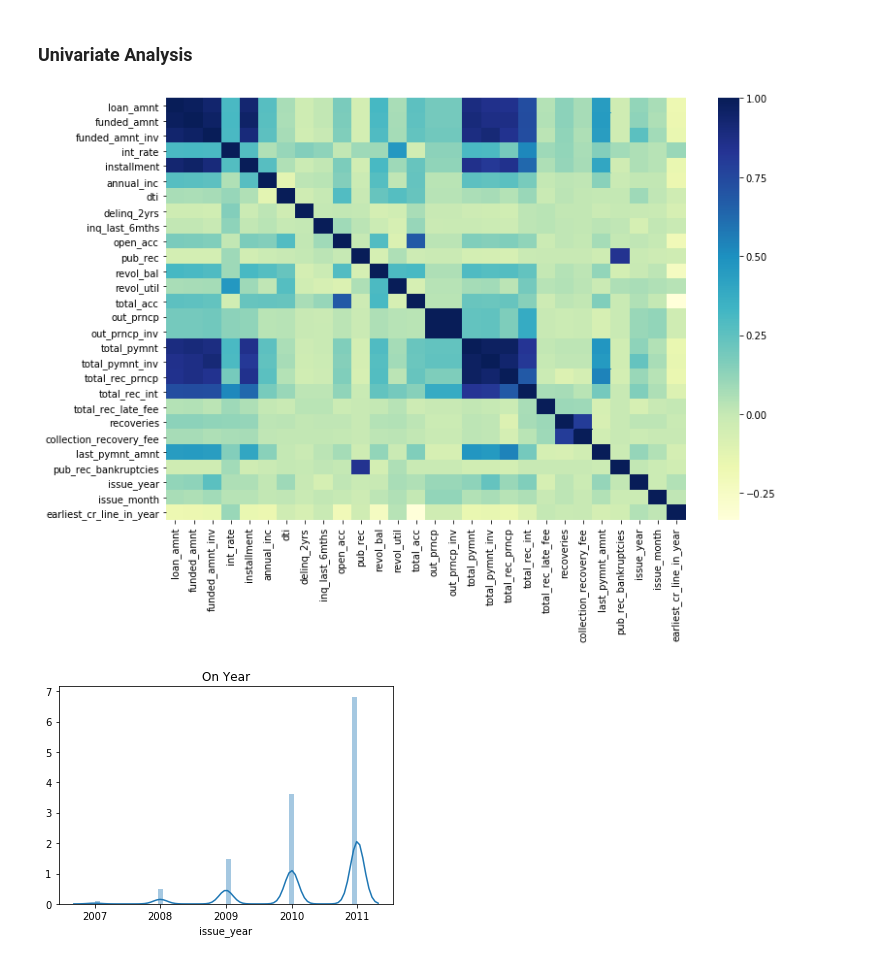
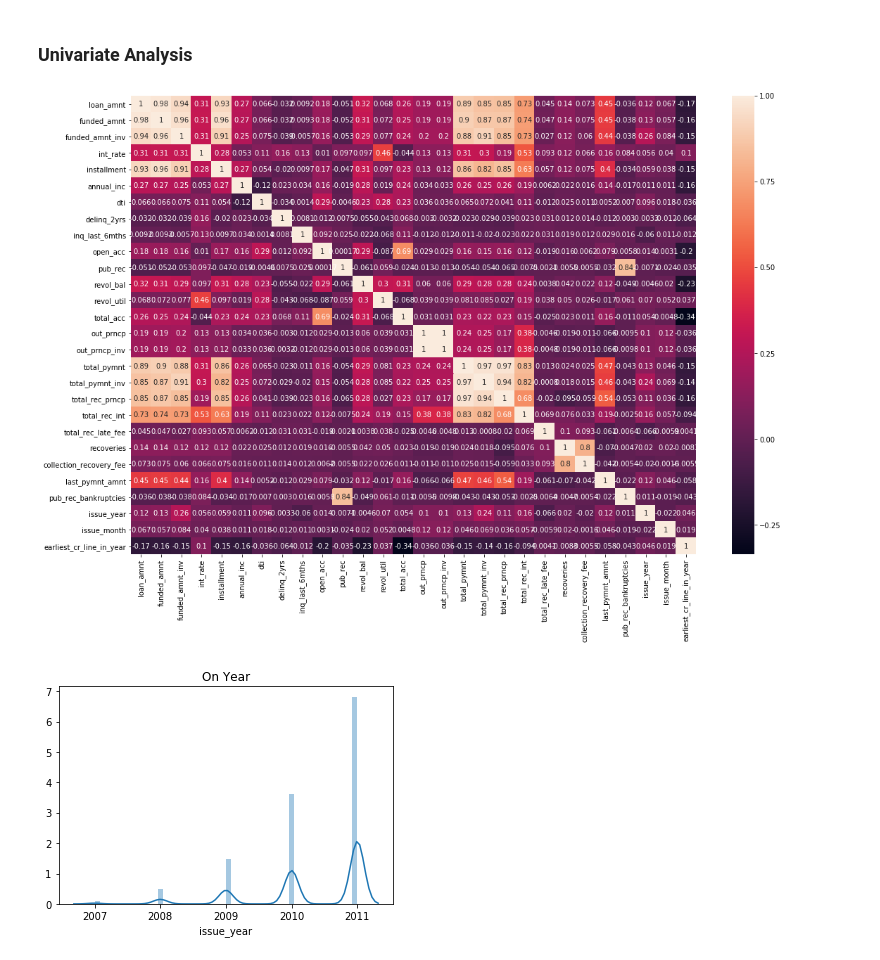
Before and after one commit to brijesh1100/P2-Gramener-Case-Study, a Jupyter notebook: Brijesh_Gramnner_Case_study.ipynb, the cells around one changed output. Saved outputs shown, nothing was run; the diff lists cells and outputs as text; code cells hidden in the pictures.

```diff
--- a/Brijesh_Gramnner_Case_study.ipynb
+++ b/Brijesh_Gramnner_Case_study.ipynb
@@ -153,13 +153,19 @@ loan_df['revol_util'] = np.where(loan_df['revol_util'].isnull(), 0, loan_df['rev
 ### Univariate Analysis
 # %%
 # loan_df.installment
-plt.figure(figsize=(12, 8))
+plt.figure(figsize=(18, 12))
 
 # heatmap with a color map of choice
-sns.heatmap(loan_df.corr(),cmap="YlGnBu")
+# sns.heatmap(,cmap="YlGnBu")
+
+
+sns.heatmap(loan_df.corr(),
+            xticklabels = loan_df.corr().columns.values,
+            yticklabels = loan_df.corr().columns.values,
+            annot = True);
 plt.show()
 # %% [output]
-[figure, old version]
+[figure, new version]
 # %%
 #'issue_d', 'loan_status','purpose',title','addr_state', 'dti', 'delinq_2yrs',
 #'earliest_cr_line','inq_last_6mths', 'open_acc', 'pub_rec','revol_bal','revol_util', 'total_acc', 'initial_list_status'
```
Also changed, not shown: parts of 12 cells of this notebook.
